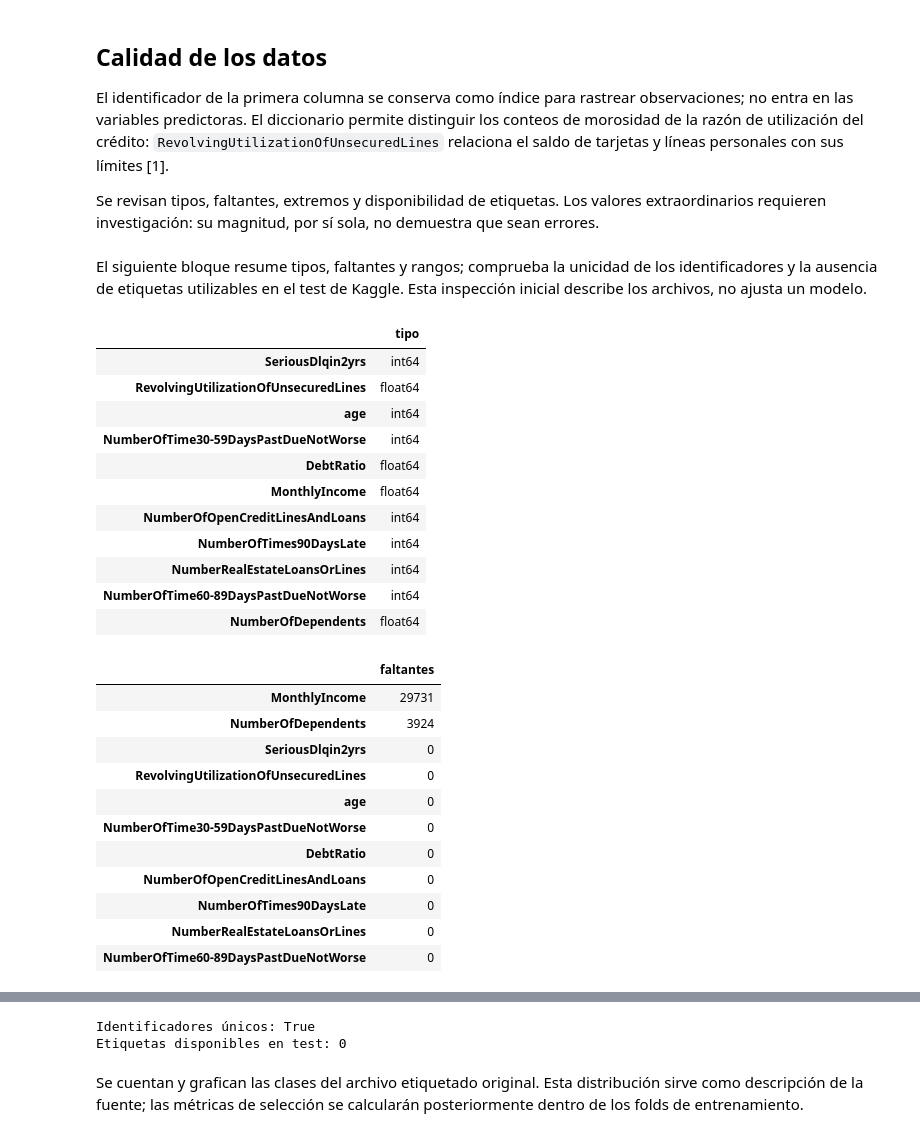
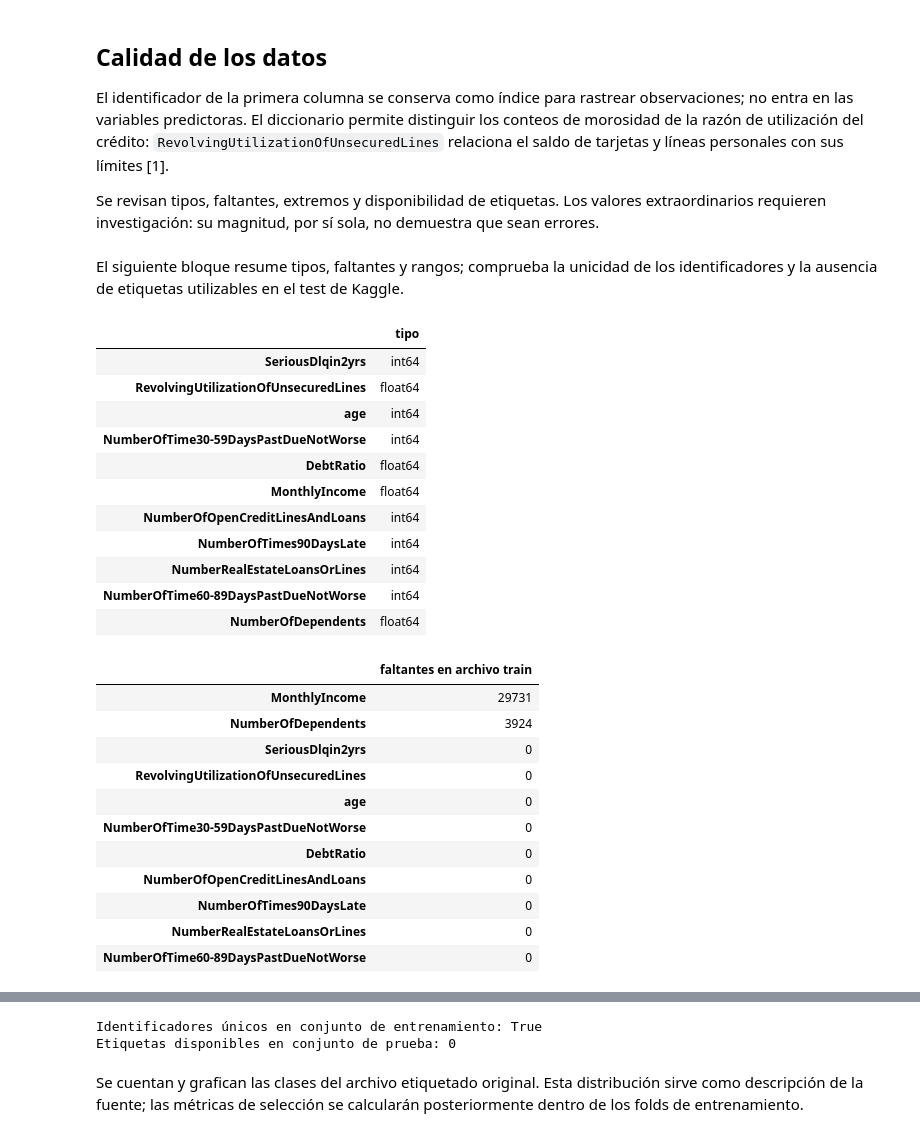
Before and after one commit to lenytacuri/GiveMeSomeCredit, a Jupyter notebook: notebooks/01_exploracion.ipynb, the cells around one changed output, grey strips where cells are left out. Cells and saved outputs as stored; diff of their text form; code cells hidden in the pictures.

```diff
--- a/notebooks/01_exploracion.ipynb
+++ b/notebooks/01_exploracion.ipynb
@@ -74,27 +74,27 @@ El identificador de la primera columna se conserva como índice para rastrear ob
 
 Se revisan tipos, faltantes, extremos y disponibilidad de etiquetas. Los valores extraordinarios requieren investigación: su magnitud, por sí sola, no demuestra que sean errores.
 # %% [markdown]
-El siguiente bloque resume tipos, faltantes y rangos; comprueba la unicidad de los identificadores y la ausencia de etiquetas utilizables en el test de Kaggle. Esta inspección inicial describe los archivos, no ajusta un modelo.
+El siguiente bloque resume tipos, faltantes y rangos; comprueba la unicidad de los identificadores y la ausencia de etiquetas utilizables en el test de Kaggle.
 # %%
 display(train.dtypes.to_frame("tipo"))
-display(train.isna().sum().sort_values(ascending=False).to_frame("faltantes"))
+display(train.isna().sum().sort_values(ascending=False).to_frame("faltantes en archivo train"))
 display(train.describe().T)
-print("Identificadores únicos:", train.index.is_unique)
-print("Etiquetas disponibles en test:", test[TARGET].notna().sum() if TARGET in test else 0)
+print("Identificadores únicos en conjunto de entrenamiento:", train.index.is_unique)
+print("Etiquetas disponibles en conjunto de prueba:", test[TARGET].notna().sum() if TARGET in test else 0)
 # %% [output]
 |  | tipo |
 | SeriousDlqin2yrs | int64 |
 | RevolvingUtilizationOfUnsecuredLines | float64 |
 | age | int64 |
 | NumberOfTime30-59DaysPastDueNotWorse | int64 |
 | DebtRatio | float64 |
 | MonthlyIncome | float64 |
 | NumberOfOpenCreditLinesAndLoans | int64 |
 | NumberOfTimes90DaysLate | int64 |
 | NumberRealEstateLoansOrLines | int64 |
 | NumberOfTime60-89DaysPastDueNotWorse | int64 |
 | NumberOfDependents | float64 |
-|  | faltantes |
+|  | faltantes en archivo train |
 | MonthlyIncome | 29731 |
 | NumberOfDependents | 3924 |
 | SeriousDlqin2yrs | 0 |
@@ -118,8 +118,8 @@ print("Etiquetas disponibles en test:", test[TARGET].notna().sum() if TARGET in
 | NumberRealEstateLoansOrLines | 150000.0 | 1.018240 | 1.129771 | 0.0 | 0.000000 | 1.000000 | 2.000000 | 54.0 |
 | NumberOfTime60-89DaysPastDueNotWorse | 150000.0 | 0.240387 | 4.155179 | 0.0 | 0.000000 | 0.000000 | 0.000000 | 98.0 |
 | NumberOfDependents | 146076.0 | 0.757222 | 1.115086 | 0.0 | 0.000000 | 0.000000 | 1.000000 | 20.0 |
-Identificadores únicos: True
-Etiquetas disponibles en test: 0
+Identificadores únicos en conjunto de entrenamiento: True
+Etiquetas disponibles en conjunto de prueba: 0
 # %% [markdown]
 Se cuentan y grafican las clases del archivo etiquetado original. Esta distribución sirve como descripción de la fuente; las métricas de selección se calcularán posteriormente dentro de los folds de entrenamiento.
 # %%
```
Also changed, not shown: parts of 1 cell of this notebook.
